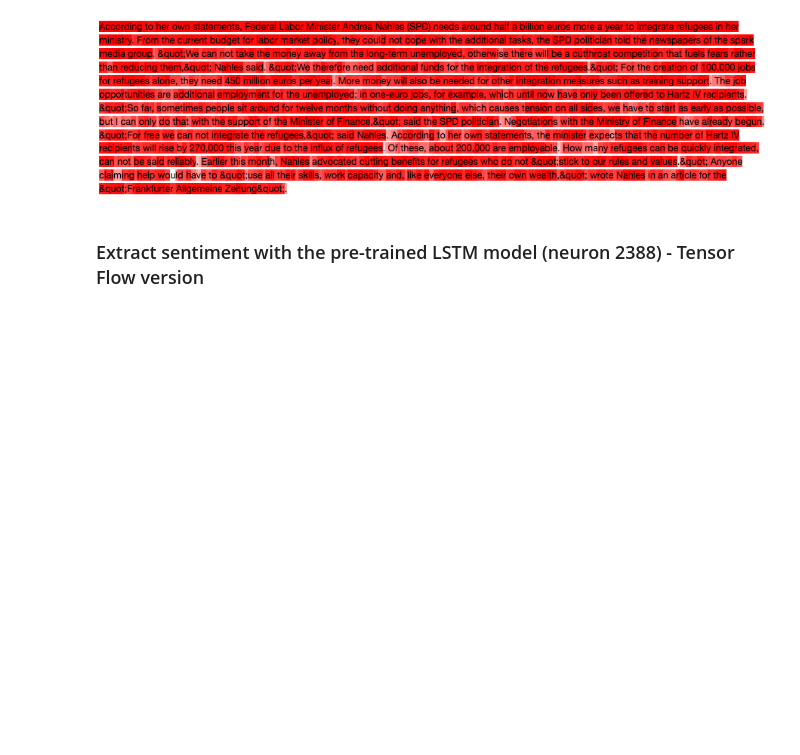
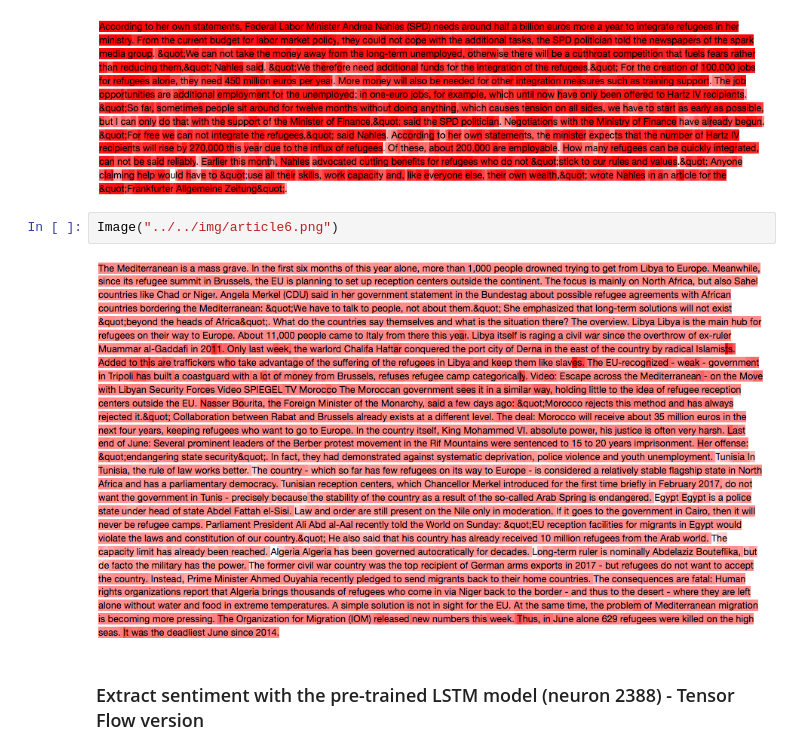
Before and after one commit to diazcelsa/NLP_politics_spiegel, a Jupyter notebook: notebooks/sentiment/Evaluate Sentiment of migration-related selected articles.ipynb, the cells around one changed output. Drawn from its saved outputs; the diff is of its cells as text; blank space fills up the shorter version.

```diff
--- a/notebooks/sentiment/Evaluate Sentiment of migration-related selected articles.ipynb
+++ b/notebooks/sentiment/Evaluate Sentiment of migration-related selected articles.ipynb
@@ -276,6 +315,10 @@ Image("../../img/article4.png")
 Image("../../img/article5.png")
 # %% [output]
 [figure]
+# %%
+Image("../../img/article6.png")
+# %% [output]
+[figure, added]
 # %% [markdown]
 ### Extract sentiment with the pre-trained LSTM model (neuron 2388) - Tensor Flow version
 # %% [markdown]
```
Also changed, not shown: parts of 15 cells of this notebook, 1 other file.
